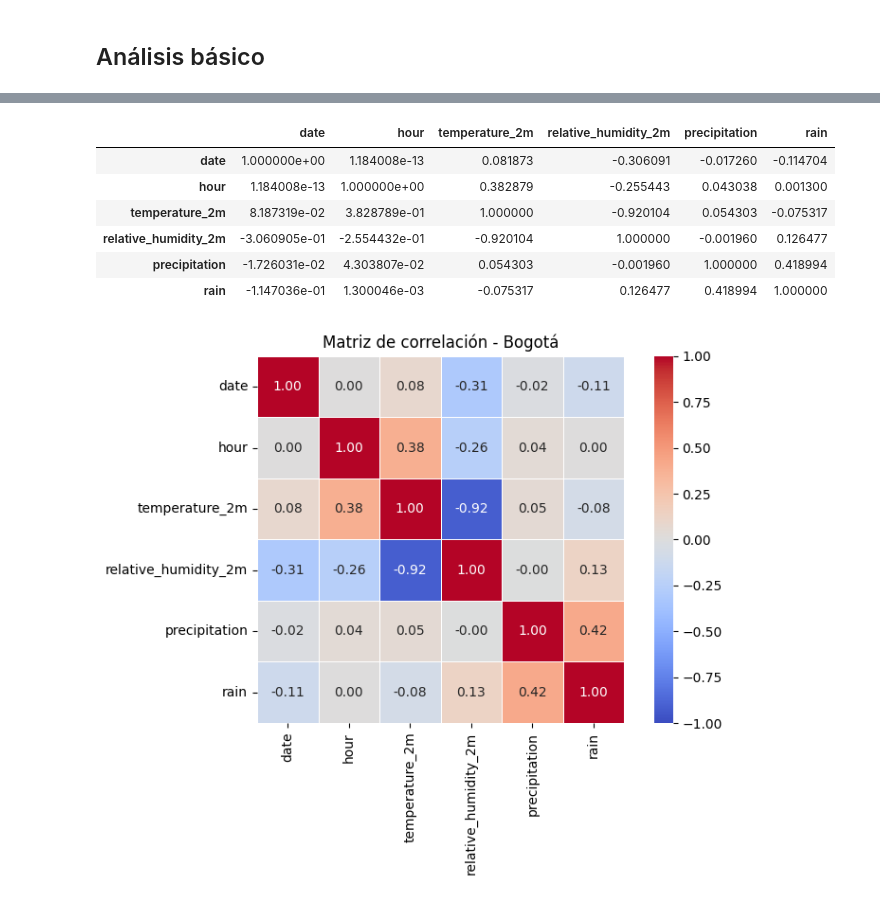
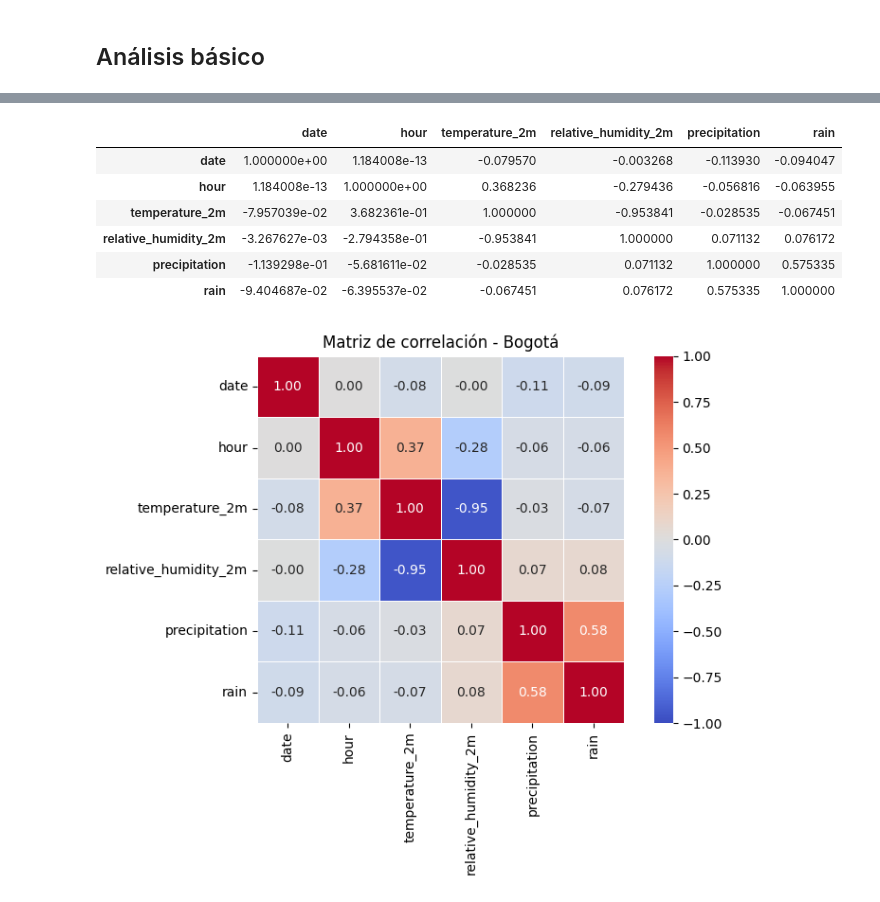
Before and after one commit to StalkerData/Ciencia_de_Datos, a Jupyter notebook: Nivel_2/dashboard_clima/notebooks/dashboard_clima_plotly.ipynb, the cells around one changed output, grey strips where cells are left out. Saved outputs shown, nothing was run; the diff lists cells and outputs as text; code cells hidden in the pictures.

```diff
--- a/Nivel_2/dashboard_clima/notebooks/dashboard_clima_plotly.ipynb
+++ b/Nivel_2/dashboard_clima/notebooks/dashboard_clima_plotly.ipynb
@@ -75,7 +75,14 @@ Datos horarios
 
 [288 rows x 5 columns]
 # %%
-df_bogota=df.copy()
+df_bogota = df.copy()
+
 df_bogota["date"] = df_bogota["date"].dt.tz_convert("America/Bogota")
+df_bogota = df_bogota.rename(columns={'date': 'datetime'})
+df_bogota["hour"] = df_bogota["datetime"].dt.hour
+df_bogota["date"] = df_bogota["datetime"].dt.normalize().dt.tz_localize(None)
+
+df_bogota = df_bogota[["datetime","date", "hour", "temperature_2m", "relative_humidity_2m", "precipitation", "rain"]]
+
 df_bogota
 # %% [output]
@@ -95,6 +101,0 @@ df_bogota
-# %%
-# ✅ Versión limpia y directa
-df_bogota["hour"] = df_bogota["date"].dt.hour
-df_bogota["date"] = df_bogota["date"].dt.normalize().dt.tz_localize(None)
-df_bogota = df_bogota[["date", "hour", "temperature_2m", "relative_humidity_2m", "precipitation", "rain"]]
-df_bogota
@@ -183,27 +155,28 @@ memory usage: 8.0 KB
 # %%
 # Matriz limpia, sin redundancia
-df_bogota.corr()
+df_bogota_sin_datetime=df_bogota[["date", "hour", "temperature_2m", "relative_humidity_2m", "precipitation", "rain"]]
+df_bogota_sin_datetime.corr()
 # %% [output]
 |  | date | hour | temperature_2m | relative_humidity_2m | precipitation | rain |
-| date | 1.000000e+00 | 1.184008e-13 | 0.081873 | -0.306091 | -0.017260 | -0.114704 |
-| hour | 1.184008e-13 | 1.000000e+00 | 0.382879 | -0.255443 | 0.043038 | 0.001300 |
-| temperature_2m | 8.187319e-02 | 3.828789e-01 | 1.000000 | -0.920104 | 0.054303 | -0.075317 |
-| relative_humidity_2m | -3.060905e-01 | -2.554432e-01 | -0.920104 | 1.000000 | -0.001960 | 0.126477 |
-| precipitation | -1.726031e-02 | 4.303807e-02 | 0.054303 | -0.001960 | 1.000000 | 0.418994 |
-| rain | -1.147036e-01 | 1.300046e-03 | -0.075317 | 0.126477 | 0.418994 | 1.000000 |
+| date | 1.000000e+00 | 1.184008e-13 | -0.079570 | -0.003268 | -0.113930 | -0.094047 |
+| hour | 1.184008e-13 | 1.000000e+00 | 0.368236 | -0.279436 | -0.056816 | -0.063955 |
+| temperature_2m | -7.957039e-02 | 3.682361e-01 | 1.000000 | -0.953841 | -0.028535 | -0.067451 |
+| relative_humidity_2m | -3.267627e-03 | -2.794358e-01 | -0.953841 | 1.000000 | 0.071132 | 0.076172 |
+| precipitation | -1.139298e-01 | -5.681611e-02 | -0.028535 | 0.071132 | 1.000000 | 0.575335 |
+| rain | -9.404687e-02 | -6.395537e-02 | -0.067451 | 0.076172 | 0.575335 | 1.000000 |
 # %%
 plt.figure(figsize=(8, 6))
 sns.heatmap(
-    df_bogota.corr(),
+    df_bogota_sin_datetime.corr(),
     annot=True,        # muestra los valores
     fmt=".2f",         # 2 decimales
     cmap="coolwarm",   # rojo=positivo, azul=negativo
     vmin=-1, vmax=1,   # escala fija
     square=True,
     linewidths=0.5
 )
 plt.title("Matriz de correlación - Bogotá")
 plt.tight_layout()
 plt.show()
 # %% [output]
-[figure, old version]
+[figure, new version]
```
Also changed, not shown: parts of 10 cells of this notebook, 1 other file.
